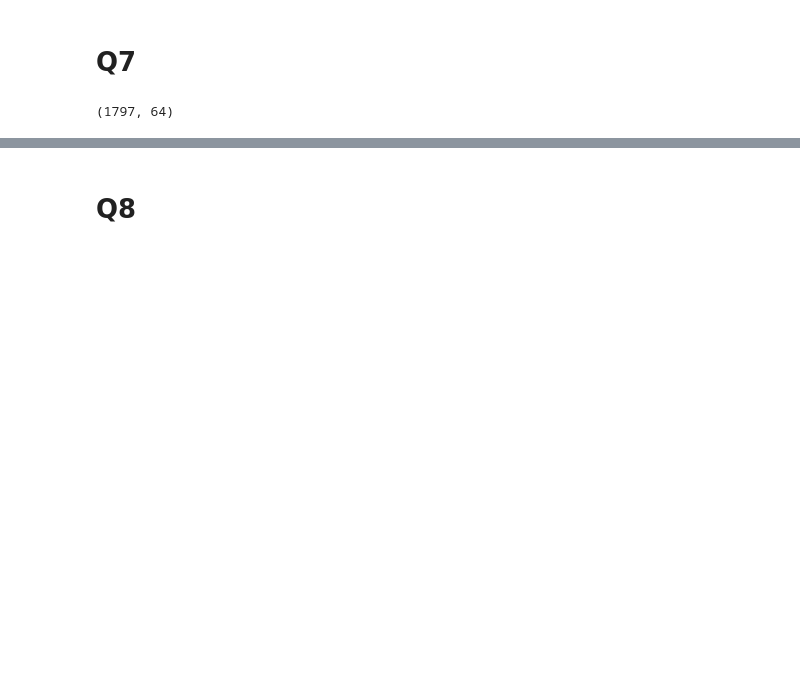
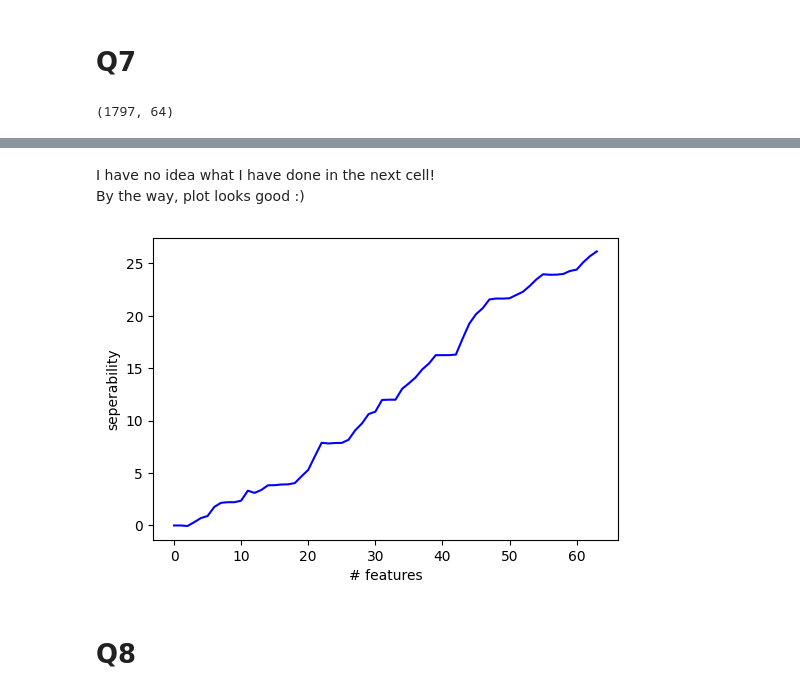
Before and after one commit to Kassra-sinaei/ML_HW5, a Jupyter notebook: HW05.ipynb, the cells around one changed output, grey strips where cells are left out. Cells and saved outputs as stored; diff of their text form; code cells hidden in the pictures; blank space fills up the shorter version.

```diff
--- a/HW05.ipynb
+++ b/HW05.ipynb
@@ -196,3 +191,19 @@ LinAlgError: Singular matrix
+# %% [markdown]
+I have no idea what I have done in the next cell! <br>
+By the way, plot looks good :)
+# %%
+seperability = np.linalg.pinv(Sw(data, labels)).dot(Sb(data, labels))
+y = list("")
+for i in range(seperability.shape[0]):
+    y.append(np.trace(seperability[:i,:i]))
+
+plt.plot(range(len(y)), y, '-b')
+plt.xlabel('# features')
+plt.ylabel('seperability')
+plt.gcf().set_dpi(100)
+plt.show()
+# %% [output]
+[figure, added]
 # %% [markdown]
 # Q8
 # %%
```
Also changed, not shown: parts of 3 cells of this notebook.
